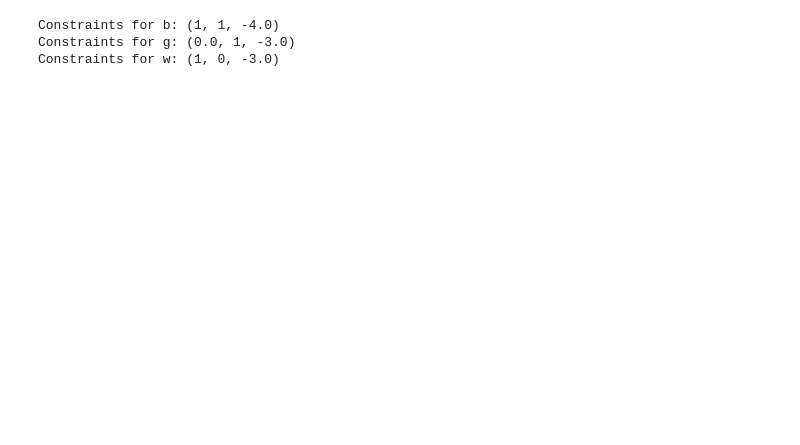
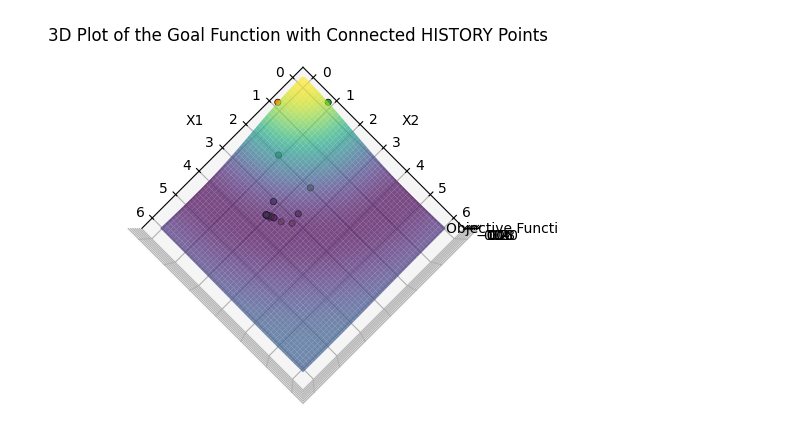
Before and after one commit to MKuzera/Optymalizacja-Projekt-2, a Jupyter notebook: LAB3/test.ipynb, the cells around one changed output. Drawn from its saved outputs; the diff is of its cells as text; code cells hidden in the pictures; blank space fills up the shorter version.

```diff
--- a/LAB3/test.ipynb
+++ b/LAB3/test.ipynb
@@ -156,38 +173,32 @@ Best poits is: (3.73495878779795, -2.498155042732833)
-# %%
-# Определение ограничений
-def g1(x1):
-    return -x1 + 1
-
-def g2(x2):
-    return -x2 + 1
-
-def g3(x1, x2, a):
-    return np.sqrt(x1**2 + x2**2) - a
-
-# Применение ограничений к точке
-def apply_constraints(point, a):
-    x1, x2 = point
-    constraint1 = g1(x1)
-    constraint2 = g2(x2)
-    constraint3 = g3(x1, x2, a)
-    return constraint1, constraint2, constraint3
-
-# Пример использования
-b = (0, 0)
-g = (1.0, 0)
-w = (0, 1)
-
-a_value = 4  # Произвольное значение 'a'
-
-# Применение ограничений к каждой точке
-b_constraints = apply_constraints(b, a_value)
-g_constraints = apply_constraints(g, a_value)
-w_constraints = apply_constraints(w, a_value)
-
-print("Constraints for b:", b_constraints)
-print("Constraints for g:", g_constraints)
-print("Constraints for w:", w_constraints)
-# %% [output]
-Constraints for b: (1, 1, -4.0)
-Constraints for g: (0.0, 1, -3.0)
-Constraints for w: (1, 0, -3.0)
+# %%
+import numpy as np
+import matplotlib.pyplot as plt
+from mpl_toolkits.mplot3d import Axes3D
+
+def goal_function(x1, x2):
+    first = np.sin(np.pi * ((x1/np.pi)**2 + (x2/np.pi)**2)**0.5)
+    second = np.pi * ((x1/np.pi)**2 + (x2/np.pi)**2)**0.5
+    return first / second
+
+x1 = np.linspace(0, 6, 100)
+x2 = np.linspace(0, 6, 100)
+x1, x2 = np.meshgrid(x1, x2)
+z = goal_function(x1, x2)
+
+fig = plt.figure()
+ax = fig.add_subplot(111, projection='3d')
+ax.plot_surface(x1, x2, z, cmap='viridis', alpha=0.7)
+
+for key, points in HISTORY.items():
+    points = np.array(points)
+    ax.scatter(points[:, 0], points[:, 1], [goal_function(x1, x2) for x1, x2 in points], label=key.upper(),
+               marker='o', s=20, linewidths=0.5, edgecolors='k')
+
+ax.set_xlabel('X1')
+ax.set_ylabel('X2')
+ax.set_zlabel('Objective Function Value')
+ax.set_title('3D Plot of the Goal Function with Connected HISTORY Points')
+ax.view_init(elev=90, azim=45)
+plt.show()
+# %% [output]
+[figure, added]
```
Also changed, not shown: parts of 4 cells of this notebook, 1 other file.
